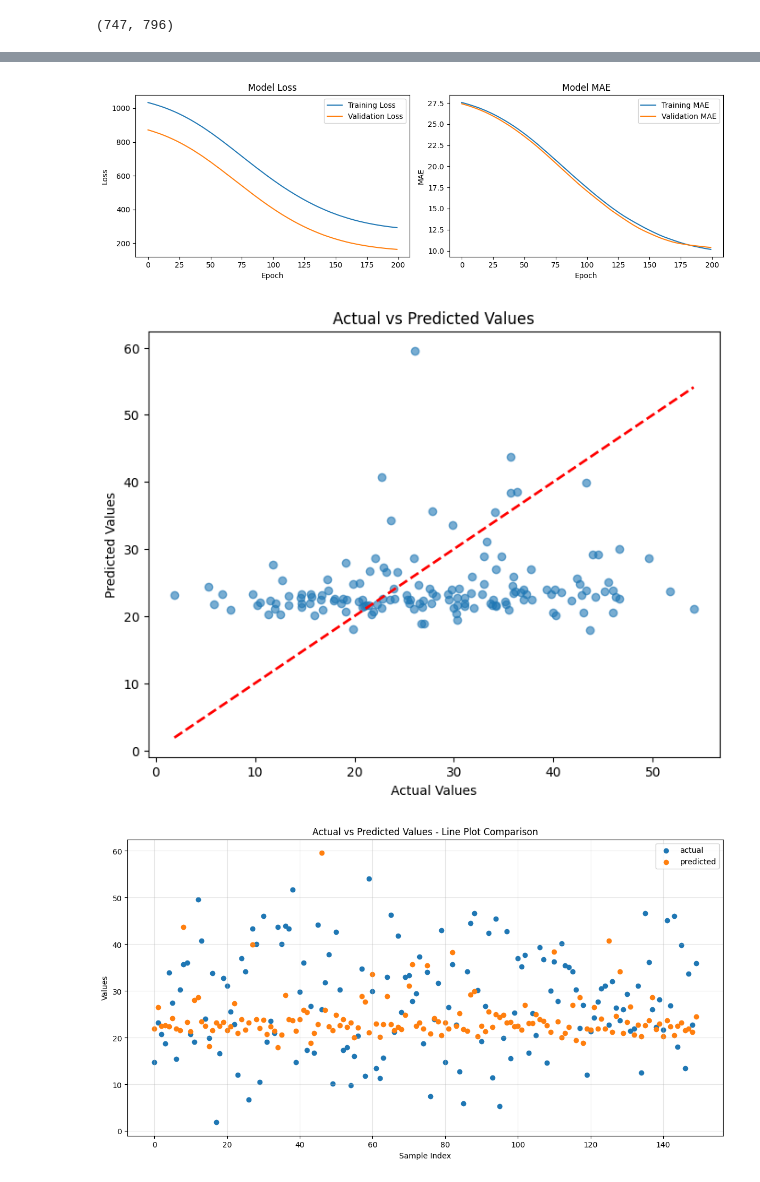
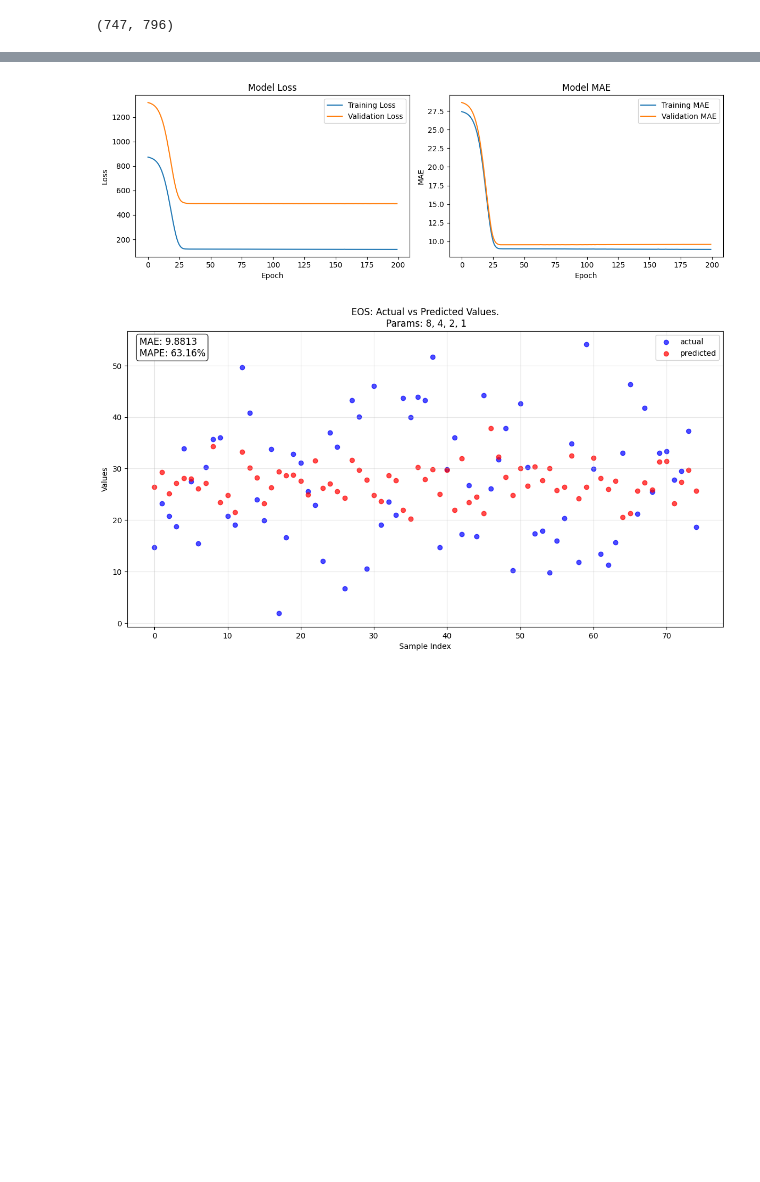
Before and after one commit to kshipra-jadav/major-2-experiments, a Jupyter notebook: code/ann.ipynb, the cells around one changed output, grey strips where cells are left out. Saved outputs shown, nothing was run; the diff lists cells and outputs as text; code cells hidden in the pictures; blank space fills up the shorter version.

```diff
--- a/code/ann.ipynb
+++ b/code/ann.ipynb
@@ -189,9 +98,13 @@ MAE: 20.2947
 # Build the ANN model with non-linearity
 model = tf.keras.Sequential([
     # Input layer
-    tf.keras.layers.Dense(2, activation='elu', input_shape=(X_train.shape[1],)),
+    tf.keras.Input(shape=(2, )),
+    tf.keras.layers.Dense(8, activation='relu'),
+    tf.keras.layers.Dense(4, activation='relu'),
+    tf.keras.layers.Dense(2, activation='relu'),
     tf.keras.layers.Dense(1)
 ])
 
-train_model(model)
+ANNExperimentsV1(eos, features=['HH', 'HV'], satellite='EOS').run_experiment(model, optimizer='adam', epochs=200, batch_size=32,
+                                                                             verbose=0, model_param_string='8, 4, 2, 1')
 # %% [output]
@@ -206,3 +123,2 @@ MAE: 12.0123
-[figure, old version]
+[figure, new version]
-[figure, old version]
+[figure, new version]
-[figure, removed]
```
Also changed, not shown: parts of 20 cells of this notebook, 17 other files.
